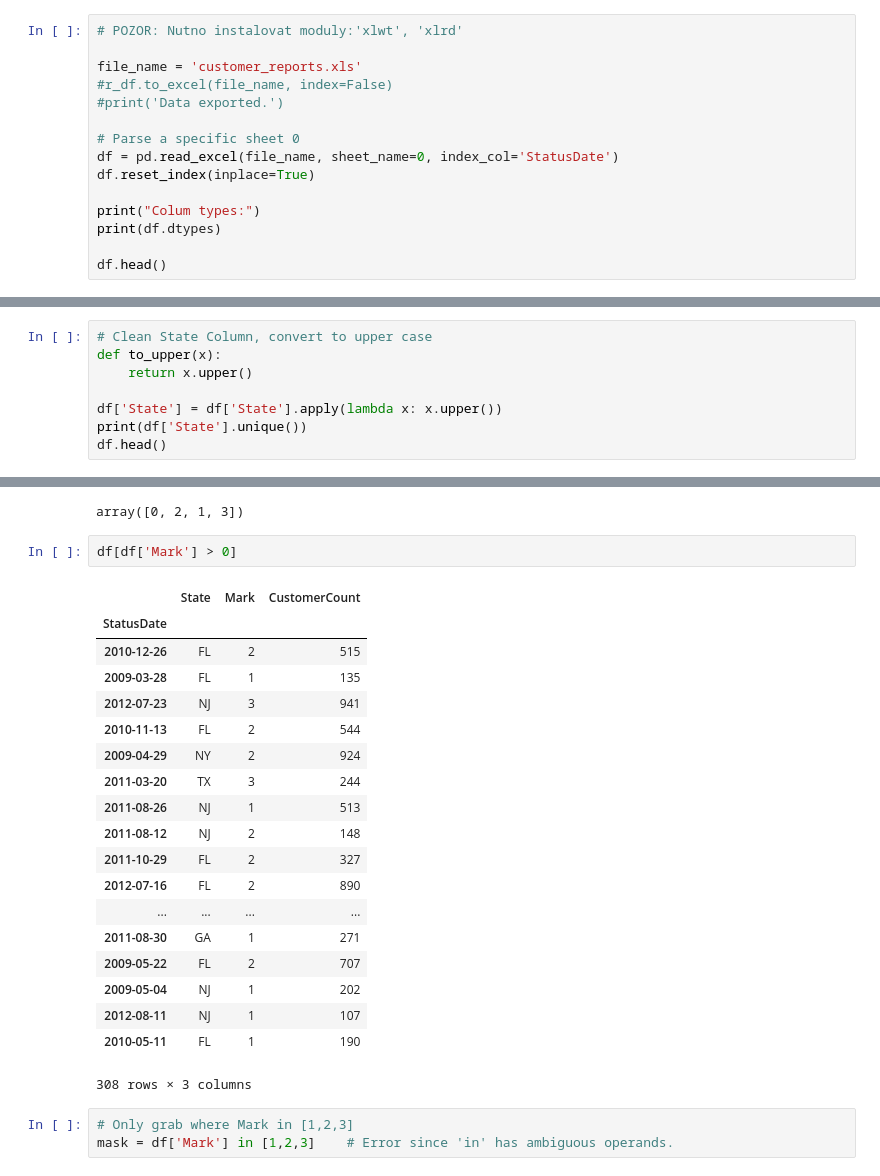
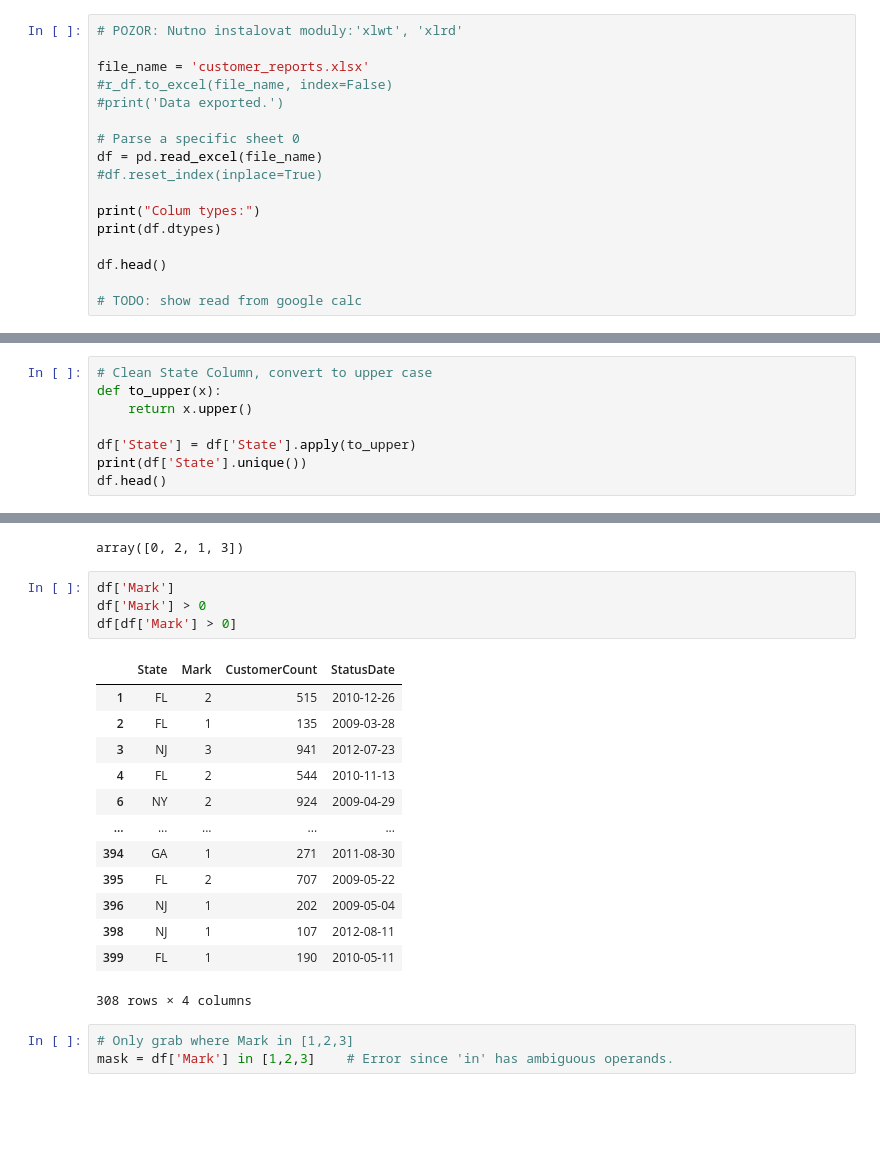
Before and after one commit to jbrezmorf/PAV_course, a Jupyter notebook: Section_3.1_Pandas.ipynb, the cells around one changed output, grey strips where cells are left out. Saved outputs shown, nothing was run; the diff lists cells and outputs as text; blank space fills up the shorter version.

```diff
--- a/Section_3.1_Pandas.ipynb
+++ b/Section_3.1_Pandas.ipynb
@@ -364,17 +386,19 @@ You should consider upgrading via the 'pip install --upgrade pip' command.
 # %%
 # POZOR: Nutno instalovat moduly:'xlwt', 'xlrd'
 
-file_name = 'customer_reports.xls'
+file_name = 'customer_reports.xlsx'
 #r_df.to_excel(file_name, index=False)
 #print('Data exported.')
 
 # Parse a specific sheet 0
-df = pd.read_excel(file_name, sheet_name=0, index_col='StatusDate')
-df.reset_index(inplace=True)
+df = pd.read_excel(file_name)
+#df.reset_index(inplace=True)
 
 print("Colum types:")
 print(df.dtypes)
 
 df.head()
+
+# TODO: show read from google calc
 # %% [output]
 Colum types:
@@ -407,7 +431,7 @@ array(['TX', 'FL', 'fl', 'NJ', 'NY', 'GA'], dtype=object)
 def to_upper(x):
     return x.upper()
 
-df['State'] = df['State'].apply(lambda x: x.upper())
+df['State'] = df['State'].apply(to_upper)
 print(df['State'].unique())
 df.head()
 # %% [output]
@@ -423,27 +447,23 @@ df['Mark'].unique()
 # %% [output]
 array([0, 2, 1, 3])
 # %%
+df['Mark']
+df['Mark'] > 0
 df[df['Mark'] > 0]
 # %% [output]
-|  | State | Mark | CustomerCount |
-| StatusDate |  |  |  |
-| 2010-12-26 | FL | 2 | 515 |
-| 2009-03-28 | FL | 1 | 135 |
-| 2012-07-23 | NJ | 3 | 941 |
-| 2010-11-13 | FL | 2 | 544 |
-| 2009-04-29 | NY | 2 | 924 |
-| 2011-03-20 | TX | 3 | 244 |
-| 2011-08-26 | NJ | 1 | 513 |
-| 2011-08-12 | NJ | 2 | 148 |
-| 2011-10-29 | FL | 2 | 327 |
-| 2012-07-16 | FL | 2 | 890 |
-| ... | ... | ... | ... |
-| 2011-08-30 | GA | 1 | 271 |
-| 2009-05-22 | FL | 2 | 707 |
-| 2009-05-04 | NJ | 1 | 202 |
-| 2012-08-11 | NJ | 1 | 107 |
-| 2010-05-11 | FL | 1 | 190 |
+|  | State | Mark | CustomerCount | StatusDate |
+| 1 | FL | 2 | 515 | 2010-12-26 |
+| 2 | FL | 1 | 135 | 2009-03-28 |
+| 3 | NJ | 3 | 941 | 2012-07-23 |
+| 4 | FL | 2 | 544 | 2010-11-13 |
+| 6 | NY | 2 | 924 | 2009-04-29 |
+| ... | ... | ... | ... | ... |
+| 394 | GA | 1 | 271 | 2011-08-30 |
+| 395 | FL | 2 | 707 | 2009-05-22 |
+| 396 | NJ | 1 | 202 | 2009-05-04 |
+| 398 | NJ | 1 | 107 | 2012-08-11 |
+| 399 | FL | 1 | 190 | 2010-05-11 |
-308 rows × 3 columns
+308 rows × 4 columns
 # %%
 # Only grab where Mark in [1,2,3]
 mask = df['Mark'] in [1,2,3]    # Error since 'in' has ambiguous operands.
```
Also changed, not shown: parts of 24 cells of this notebook, 1 other file.
